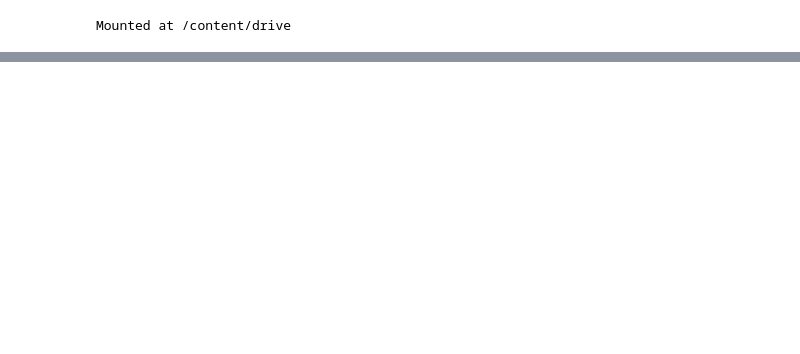
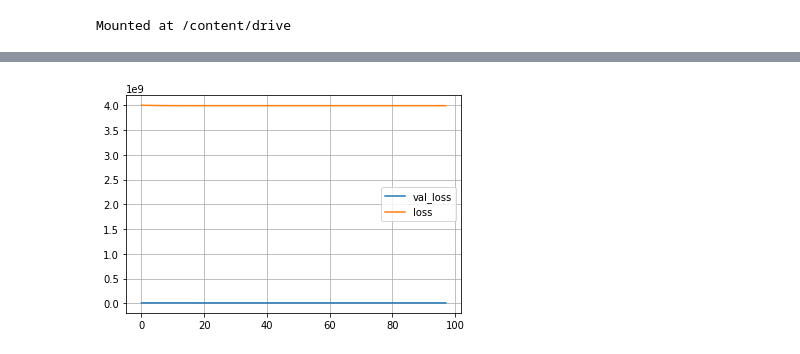
Before and after one commit to Stanislov/leadersofdigital2020, a Jupyter notebook: Index.ipynb, the cells around one changed output, grey strips where cells are left out. Drawn from its saved outputs; the diff is of its cells as text; code cells hidden in the pictures; blank space fills up the shorter version.

```diff
--- a/Index.ipynb
+++ b/Index.ipynb
@@ -78,0 +287,16 @@ plot_model(model, dpi=60, show_shapes=True, show_layer_names=True)
+# %%
+# НС для определения причин изменения плана
+input = Input(shape = size_y_train)
+x = Flatten()(input)
+
+x = Dense(4000, activation='relu')(x)
+x = Dense(len(x_train[0])*len(x_train[0][0]), activation='relu')(x)
+x = Dense(4000, activation='relu')(x)
+
+x = Dense(len(x_train[0])*len(x_train[0][0]), activation='relu')(x)
+x = Reshape((size_y_train))(x)
+
+modelWHY = Model(input, x)
+
+modelWHY.summary()
+plot_model(modelWHY, dpi=60, show_shapes=True, show_layer_names=True)
@@ -78,0 +322,11 @@ plot_model(model, dpi=60, show_shapes=True, show_layer_names=True)
+# %%
+modelWHY.compile(optimizer=Adam(learning_rate=0.00001), loss='mse')
+
+# коллбэки
+early_stopping = EarlyStopping(monitor = 'val_loss', patience = 8, verbose = 0, restore_best_weights = True)
+reduce_lr = ReduceLROnPlateau(monitor='val_loss', factor=0.8, patience=2, min_lr=1e-07, verbose = 1)
+
+# fit model
+history = modelWHY.fit(x_train[-len(y_train):], y_train, epochs=2000, verbose=1,
+                    validation_split = 0.2, shuffle = True,
+                    callbacks = [early_stopping, reduce_lr])
@@ -78,0 +351,9 @@ plot_model(model, dpi=60, show_shapes=True, show_layer_names=True)
+# %%
+#Выводим график точности распознавания на обучающей и проверочной выборках
+plt.plot(history.history['val_loss'], label='val_loss')
+plt.plot(history.history['loss'], label='loss')
+plt.legend()
+plt.grid()
+plt.show()
+# %% [output]
+[figure, added]
```
Also changed, not shown: parts of 37 cells of this notebook.
